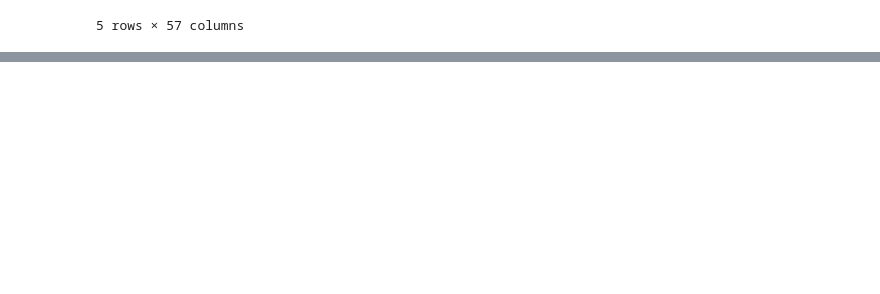
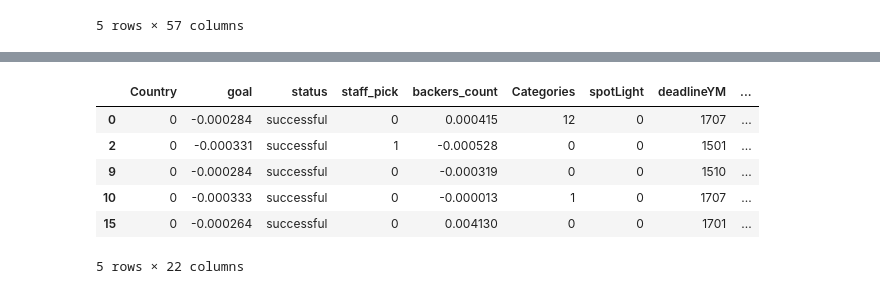
Before and after one commit to pichao314/Kickstarters, a Jupyter notebook: KickStarter.ipynb, the cells around one changed output, grey strips where cells are left out. Cells and saved outputs as stored; diff of their text form; code cells hidden in the pictures; blank space fills up the shorter version.

```diff
--- a/KickStarter.ipynb
+++ b/KickStarter.ipynb
@@ -36,0 +261,17 @@ array(['$', '<U+0080>', 'Fr', 'kr', '<U+00A3>', '<U+00A5>'], dtype=object)
+# %%
+data = train_x.drop(['launched_at','City','pledgedUSD','deadlineY','launched_atY', 'Prct_goal','deadline', 'state_changed_at', 'currency', 'currency_symbol','slug', 'pledged', 'Ex_USd', 'created_at','created_atYM', 'disable_communication', 'id', 'currency_trailing_code', 'deadlineTime', 'state_changed_atTime', 'created_atTime', 'launched_atTime', 'state_changed_atYM','state_changed_atY','Days_inception_to_Deadline','Backers_as_Prct_of_Pop', 'Backers_as_Prct_of_Pop_Y', 'All_Time_Backers_city', 'Mean_Pledge_City', 'Mean_pledge_city_Y', 'created_atY','County', 'Backers_as_Prct_of_Pop_YM', 'Backers_in_city_YM', 'Mean_pledge_city_YM', 'Pledge_per_person'], axis = 1)
+# %%
+data['len_name'] = data.name.str.len()
+data['word_name'] = data.name.apply(lambda w: len(str(w).split(' ')))
+#x['exclamation'] = (x.name.str[-1] == '!').astype(int)
+#x['question'] = (x.name.str[-1] == '?').astype(int)
+data['word_name_radio'] = data.word_name / data.len_name
+
+data['len_blurb'] = data.blurb.str.len()
+data['word_blurb'] = data.blurb.apply(lambda w: len(str(w).split(' ')))
+#x['exclamation'] = (x.name.str[-1] == '!').astype(int)
+#x['question'] = (x.name.str[-1] == '?').astype(int)
+data['word_blurb_radio'] = data.word_blurb / data.len_blurb
+
+name = data.name
+data = data.drop(['name','blurb'], axis = 1)
@@ -36,0 +288,7 @@ array(['$', '<U+0080>', 'Fr', 'kr', '<U+00A3>', '<U+00A5>'], dtype=object)
+# %%
+from sklearn.preprocessing import OneHotEncoder, LabelEncoder
+
+cat_list = ['Country','staff_pick', 'Categories', 'spotLight', 'State']
+labelencoder_x = LabelEncoder()
+for i in cat_list:
+    data[i] = labelencoder_x.fit_transform(data[i])
@@ -36,0 +318,10 @@ array(['$', '<U+0080>', 'Fr', 'kr', '<U+00A3>', '<U+00A5>'], dtype=object)
+# %%
+data.head()
+# %% [output]
+|  | Country | goal | status | staff_pick | backers_count | Categories | spotLight | deadlineYM | ... |
+| 0 | 0 | -0.000284 | successful | 0 | 0.000415 | 12 | 0 | 1707 | ... |
+| 2 | 0 | -0.000331 | successful | 1 | -0.000528 | 0 | 0 | 1501 | ... |
+| 9 | 0 | -0.000284 | successful | 0 | -0.000319 | 0 | 0 | 1510 | ... |
+| 10 | 0 | -0.000333 | successful | 0 | -0.000013 | 1 | 0 | 1707 | ... |
+| 15 | 0 | -0.000264 | successful | 0 | 0.004130 | 0 | 0 | 1701 | ... |
+5 rows × 22 columns
```
Also changed, not shown: parts of 35 cells of this notebook.
